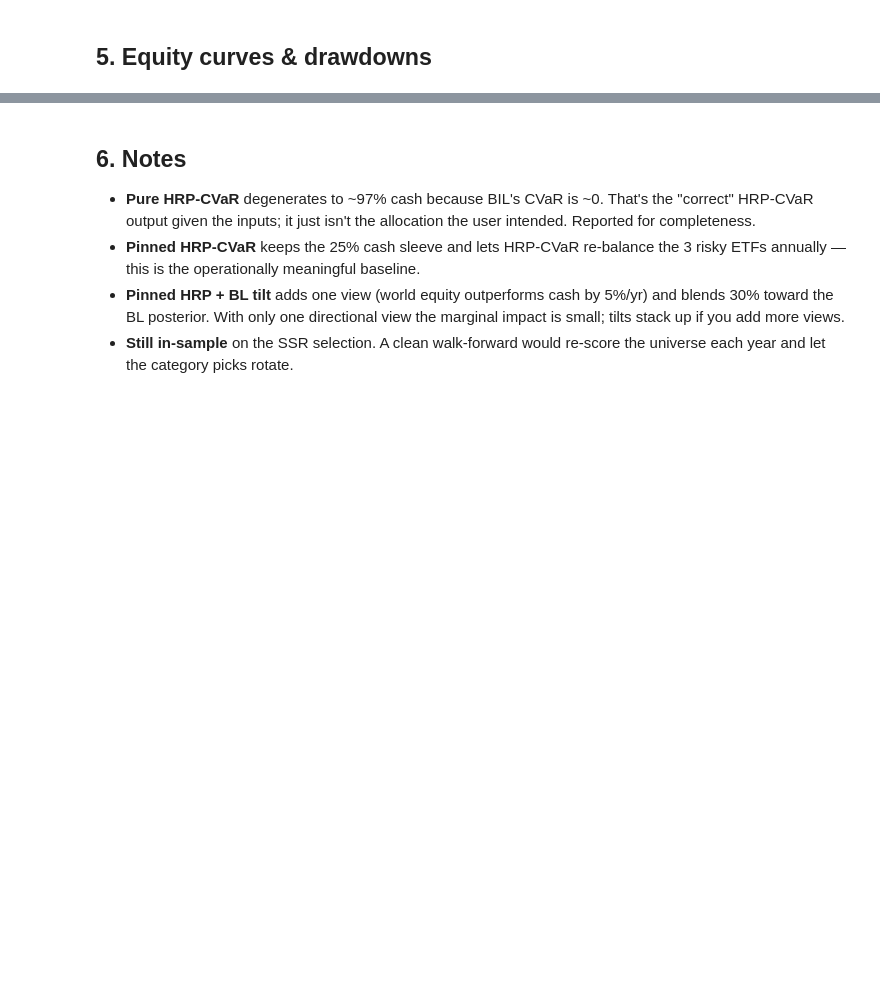
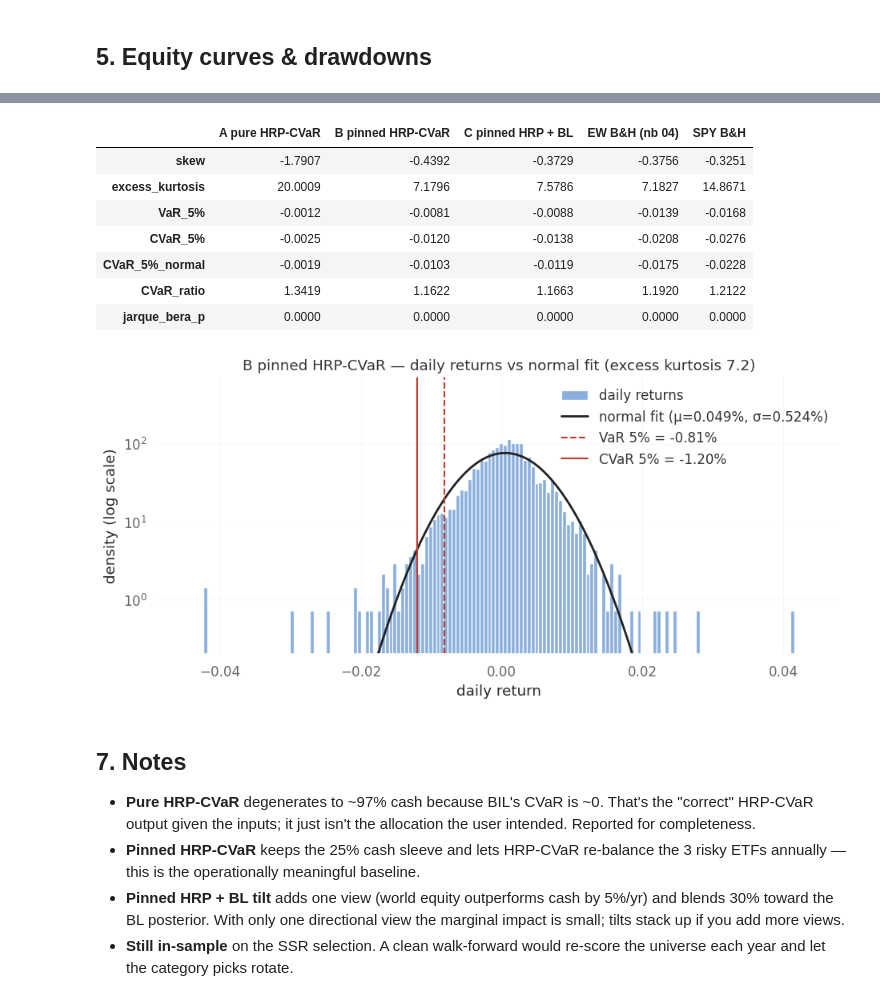
Before and after one commit to norandom/Global_Macro_AI_Factors, a Jupyter notebook: notebooks/05_annual_rebalance_hrp_bl.ipynb, the cells around one changed output, grey strips where cells are left out. Drawn from its saved outputs; the diff is of its cells as text; code cells hidden in the pictures; blank space fills up the shorter version.

```diff
--- a/notebooks/05_annual_rebalance_hrp_bl.ipynb
+++ b/notebooks/05_annual_rebalance_hrp_bl.ipynb
@@ -152,5 +447,64 @@ dd.plot(figsize=(11, 3), title="Drawdown", grid=True);
+# %%
+import matplotlib.pyplot as plt
+import numpy as np
+from scipy import stats as sps
+
+ALPHA = 0.05
+
+
+def tail_row(r):
+    mu, sd = r.mean(), r.std()
+    var = r.quantile(ALPHA)
+    cvar = r[r <= var].mean()
+    z = sps.norm.ppf(ALPHA)
+    cvar_norm = mu - sd * sps.norm.pdf(z) / ALPHA  # CVaR if returns were N(mu, sd)
+    return {
+        "skew":            sps.skew(r),
+        "excess_kurtosis": sps.kurtosis(r),          # 0 for a normal
+        "VaR_5%":          var,
+        "CVaR_5%":         cvar,
+        "CVaR_5%_normal":  cvar_norm,
+        "CVaR_ratio":      cvar / cvar_norm,         # >1 -> fatter left tail than normal
+        "jarque_bera_p":   sps.jarque_bera(r).pvalue,
+    }
+
+
+rets = {name: pf.returns().loc[SIM_START:].dropna() for name, pf in pfs.items()}
+tails = pd.DataFrame({name: tail_row(r) for name, r in rets.items()}).round(4)
+display(tails)
+
+FOCUS = "B pinned HRP-CVaR"
+r = rets[FOCUS]
+mu, sd = r.mean(), r.std()
+var5, cvar5 = tails.loc["VaR_5%", FOCUS], tails.loc["CVaR_5%", FOCUS]
+
+fig, ax = plt.subplots(figsize=(11, 4.5))
+ax.hist(r, bins=150, density=True, color="#7da7d9", alpha=0.9, label="daily returns")
+x = np.linspace(r.min() * 1.05, r.max() * 1.05, 500)
+ax.plot(x, sps.norm.pdf(x, mu, sd), color="#222222", lw=2,
+        label=f"normal fit (μ={mu:.3%}, σ={sd:.3%})")
+ax.axvline(var5, color="#c0392b", ls="--", lw=1.5, label=f"VaR 5% = {var5:.2%}")
+ax.axvline(cvar5, color="#c0392b", ls="-", lw=1.5, label=f"CVaR 5% = {cvar5:.2%}")
+ax.set_yscale("log")
+ax.set_ylim(bottom=0.2)
+ax.set_xlabel("daily return")
+ax.set_ylabel("density (log scale)")
+ax.set_title(f"{FOCUS} — daily returns vs normal fit "
+             f"(excess kurtosis {tails.loc['excess_kurtosis', FOCUS]:.1f})")
+ax.grid(True, alpha=0.3)
+ax.legend(frameon=False);
+# %% [output]
+|  | A pure HRP-CVaR | B pinned HRP-CVaR | C pinned HRP + BL | EW B&H (nb 04) | SPY B&H |
+| skew | -1.7907 | -0.4392 | -0.3729 | -0.3756 | -0.3251 |
+| excess_kurtosis | 20.0009 | 7.1796 | 7.5786 | 7.1827 | 14.8671 |
+| VaR_5% | -0.0012 | -0.0081 | -0.0088 | -0.0139 | -0.0168 |
+| CVaR_5% | -0.0025 | -0.0120 | -0.0138 | -0.0208 | -0.0276 |
+| CVaR_5%_normal | -0.0019 | -0.0103 | -0.0119 | -0.0175 | -0.0228 |
+| CVaR_ratio | 1.3419 | 1.1622 | 1.1663 | 1.1920 | 1.2122 |
+| jarque_bera_p | 0.0000 | 0.0000 | 0.0000 | 0.0000 | 0.0000 |
+[figure, added]
 # %% [markdown]
-## 6. Notes
+## 7. Notes
 
 - **Pure HRP-CVaR** degenerates to ~97% cash because BIL's CVaR is ~0. That's the "correct" HRP-CVaR output given the inputs; it just isn't the allocation the user intended. Reported for completeness.
 - **Pinned HRP-CVaR** keeps the 25% cash sleeve and lets HRP-CVaR re-balance the 3 risky ETFs annually — this is the operationally meaningful baseline.
```
Also changed, not shown: parts of 9 cells of this notebook, 2 other files.
